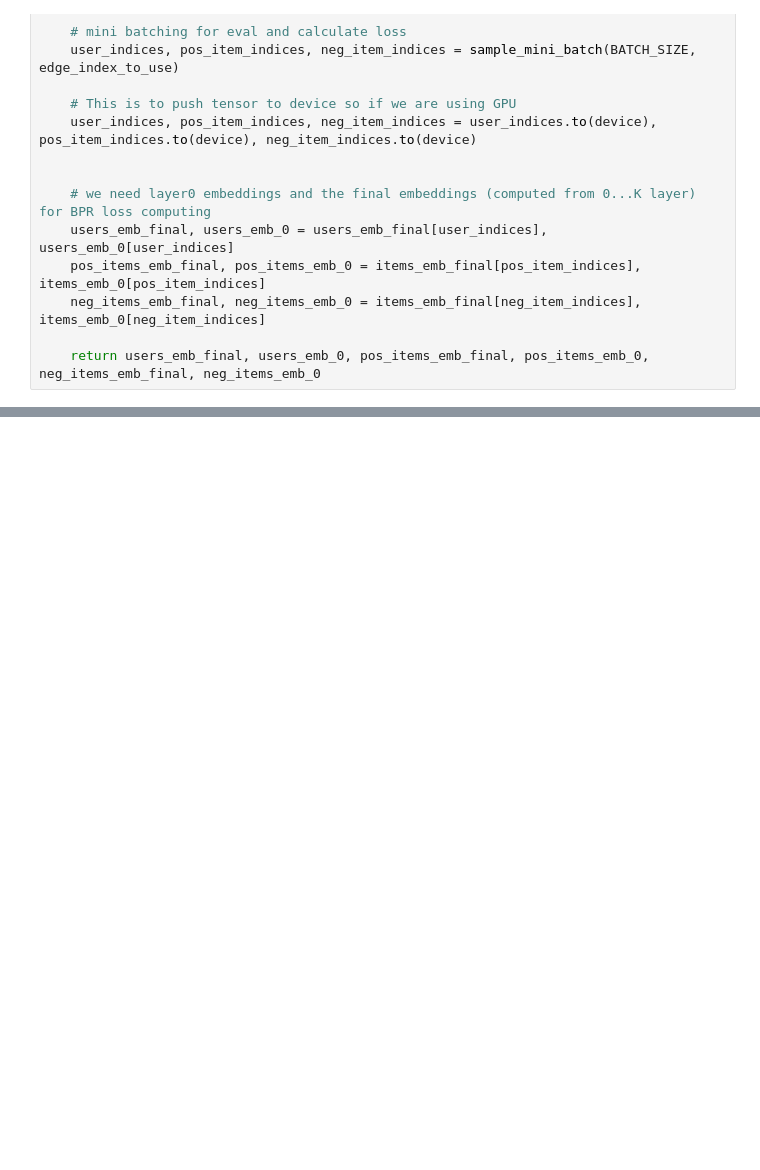
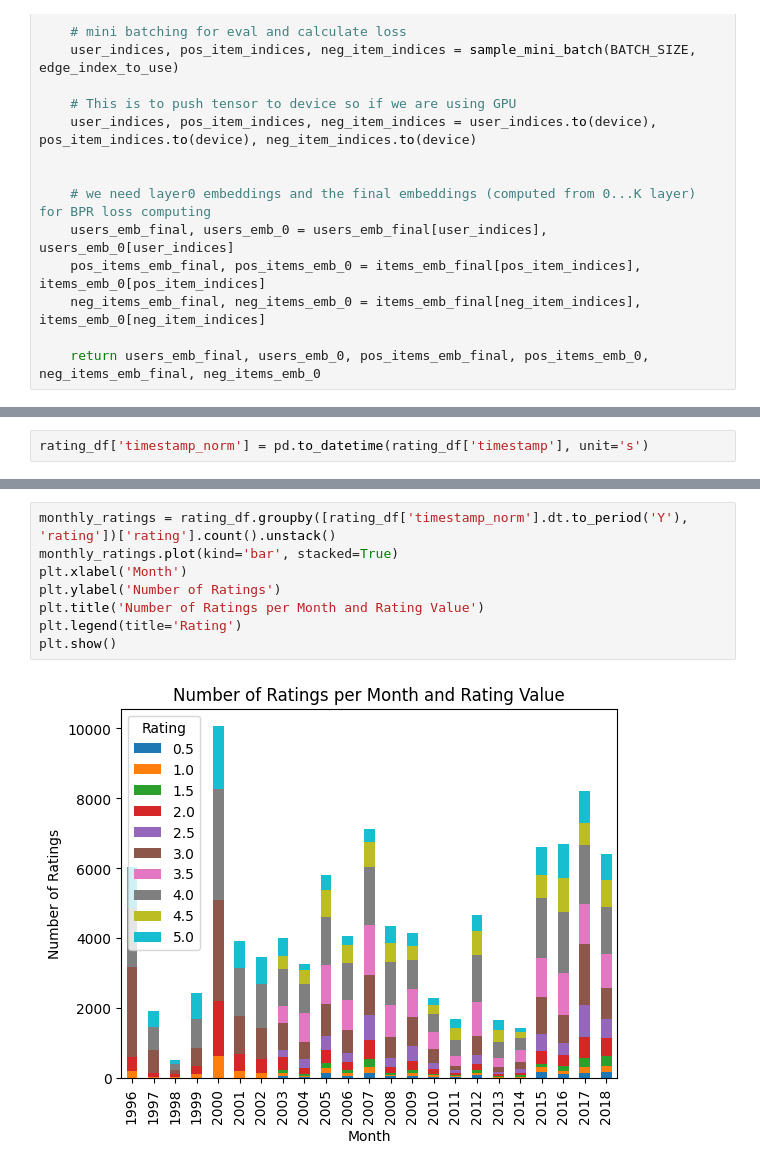
Before and after one commit to alvina-shahid/federated-learning-gnn-reco, a Jupyter notebook: gnn-fl-starter.ipynb, the cells around one changed output, grey strips where cells are left out. Saved outputs shown, nothing was run; the diff lists cells and outputs as text; blank space fills up the shorter version.

```diff
--- a/gnn-fl-starter.ipynb
+++ b/gnn-fl-starter.ipynb
@@ -852,0 +840,2 @@ print(f"[test_loss: {round(test_loss, 5)}, test_recall@{K}: {round(test_recall,
+# %%
+rating_df['timestamp_norm'] = pd.to_datetime(rating_df['timestamp'], unit='s')
@@ -852,0 +851,10 @@ print(f"[test_loss: {round(test_loss, 5)}, test_recall@{K}: {round(test_recall,
+# %%
+monthly_ratings = rating_df.groupby([rating_df['timestamp_norm'].dt.to_period('Y'), 'rating'])['rating'].count().unstack()
+monthly_ratings.plot(kind='bar', stacked=True)
+plt.xlabel('Month')
+plt.ylabel('Number of Ratings')
+plt.title('Number of Ratings per Month and Rating Value')
+plt.legend(title='Rating')
+plt.show()
+# %% [output]
+[figure, added]
```
Also changed, not shown: parts of 12 cells of this notebook.
